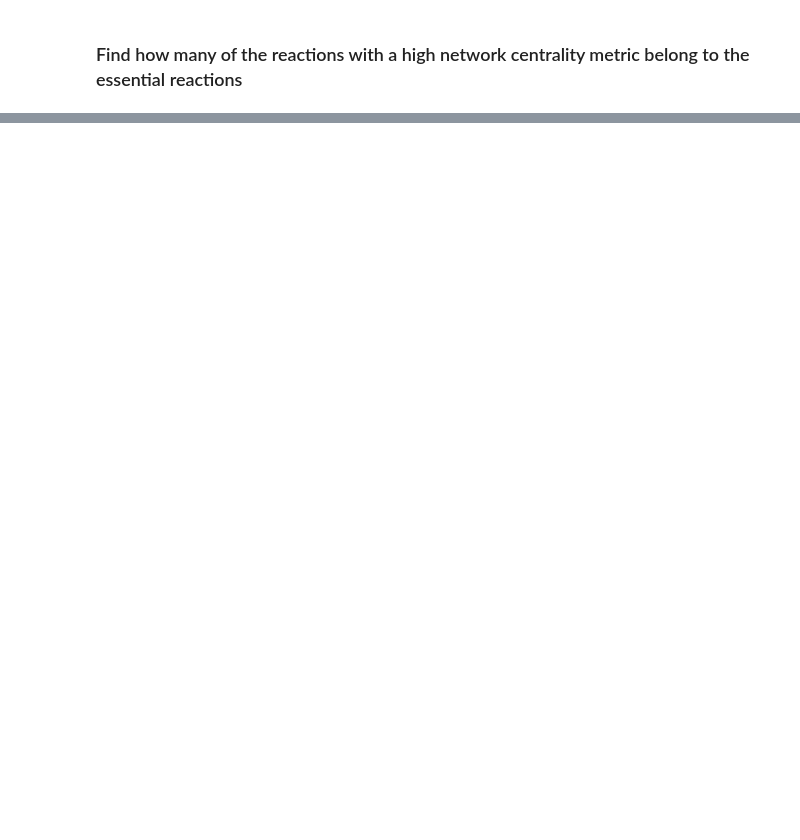
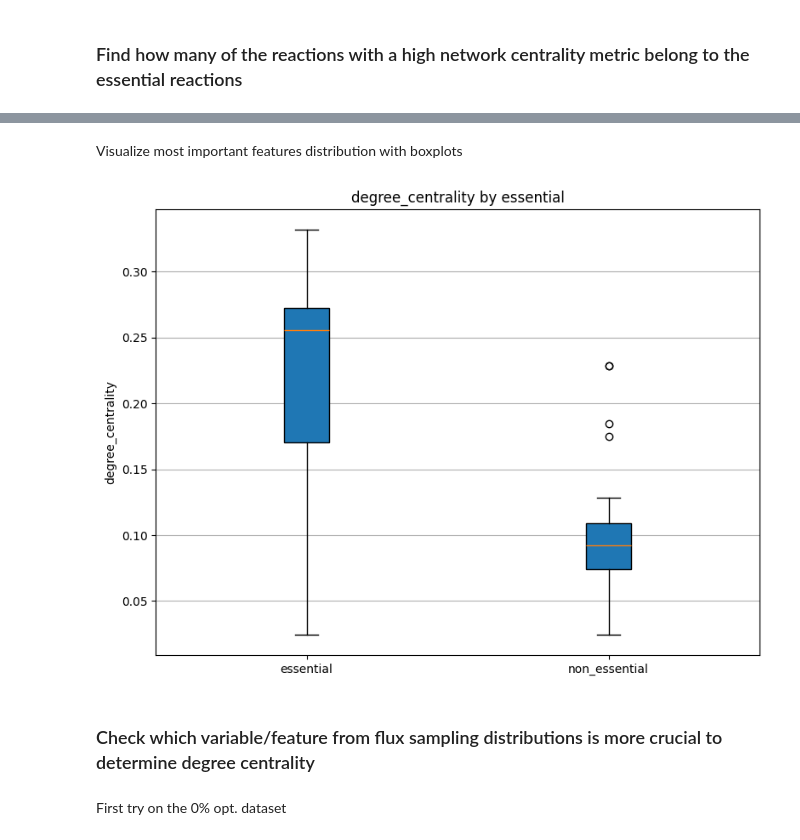
Before and after one commit to SotirisTouliopoulos/dingo-stats, a Jupyter notebook: analysis/graphs_analysis.ipynb, the cells around one changed output, grey strips where cells are left out. Saved outputs shown, nothing was run; the diff lists cells and outputs as text; code cells hidden in the pictures; blank space fills up the shorter version.

```diff
--- a/analysis/graphs_analysis.ipynb
+++ b/analysis/graphs_analysis.ipynb
@@ -211,0 +973,23 @@ print(central_and_essential_reactions, essential_reactions_count)
+# %% [markdown]
+Visualize most important features distribution with boxplots
+# %%
+df = stats_df_100.dropna()
+df["essential"] = df.index.map(reaction_essentiality)
+
+value_col = "degree_centrality"
+group_col = "essential"
+
+groups = df[group_col].unique()
+data = [df[df[group_col] == g][value_col].dropna() for g in groups]
+
+plt.figure(figsize=(8, 6))
+plt.boxplot(data, labels=groups, patch_artist=True)
+plt.ylabel(value_col)
+plt.title(f"{value_col} by {group_col}")
+plt.grid(True, axis='y')
+plt.tight_layout()
+plt.show()
+# %% [output]
+[figure, added]
+# %% [markdown]
+### Check which variable/feature from flux sampling distributions is more crucial to determine degree centrality
@@ -211,0 +1000,2 @@ print(central_and_essential_reactions, essential_reactions_count)
+# %% [markdown]
+First try on the 0% opt. dataset
```
Also changed, not shown: parts of 79 cells of this notebook, 1 other file.
